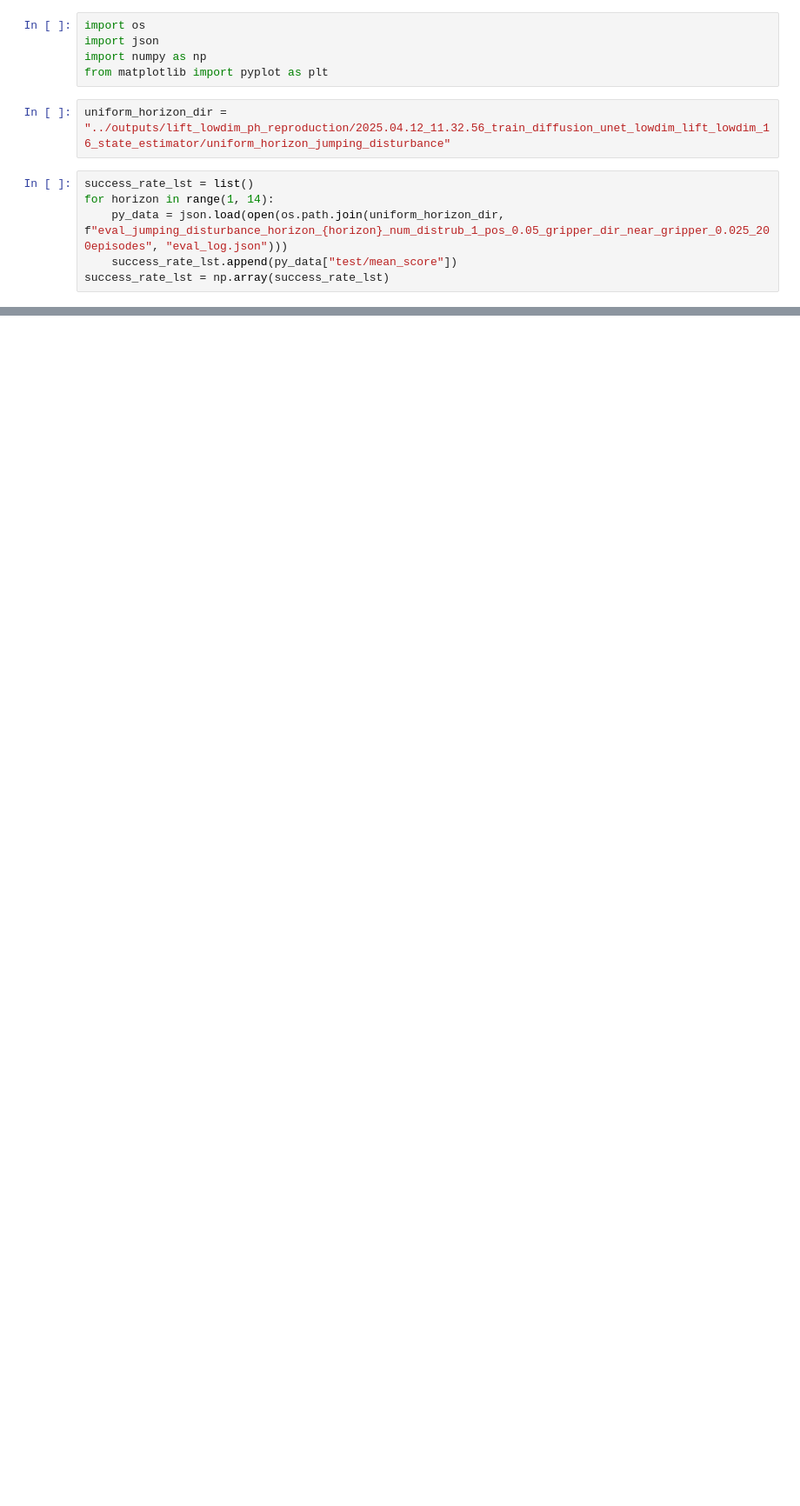
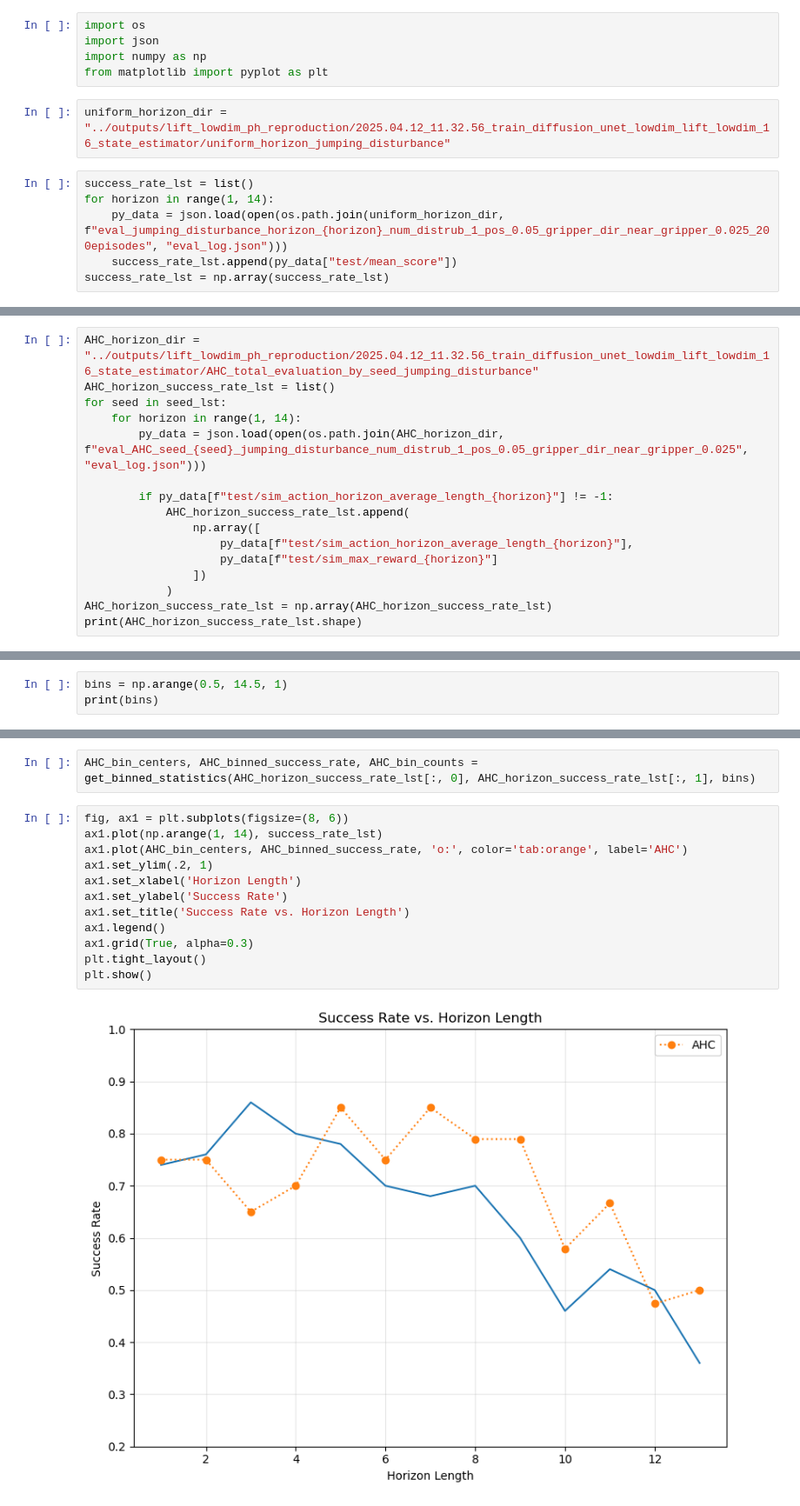
Before and after one commit to SieRaX/diffusion_policy, a Jupyter notebook: notebook/plot_successrate_horizon_on_jumping_disturbance.ipynb, the cells around one changed output, grey strips where cells are left out. Shown at 87% size. Drawn from its saved outputs; the diff is of its cells as text; blank space fills up the shorter version.

```diff
--- a/notebook/plot_successrate_horizon_on_jumping_disturbance.ipynb
+++ b/notebook/plot_successrate_horizon_on_jumping_disturbance.ipynb
@@ -25,0 +52,16 @@ plt.show()
+# %%
+AHC_horizon_dir = "../outputs/lift_lowdim_ph_reproduction/2025.04.12_11.32.56_train_diffusion_unet_lowdim_lift_lowdim_16_state_estimator/AHC_total_evaluation_by_seed_jumping_disturbance"
+AHC_horizon_success_rate_lst = list()
+for seed in seed_lst:
+    for horizon in range(1, 14):
+        py_data = json.load(open(os.path.join(AHC_horizon_dir, f"eval_AHC_seed_{seed}_jumping_disturbance_num_distrub_1_pos_0.05_gripper_dir_near_gripper_0.025", "eval_log.json")))
+
+        if py_data[f"test/sim_action_horizon_average_length_{horizon}"] != -1:
+            AHC_horizon_success_rate_lst.append(
+                np.array([
+                    py_data[f"test/sim_action_horizon_average_length_{horizon}"],
+                    py_data[f"test/sim_max_reward_{horizon}"]
+                ])
+            )
+AHC_horizon_success_rate_lst = np.array(AHC_horizon_success_rate_lst)
+print(AHC_horizon_success_rate_lst.shape)
@@ -25,0 +70,3 @@ plt.show()
+# %%
+bins = np.arange(0.5, 14.5, 1)
+print(bins)
@@ -25,0 +75,16 @@ plt.show()
+# %%
+AHC_bin_centers, AHC_binned_success_rate, AHC_bin_counts = get_binned_statistics(AHC_horizon_success_rate_lst[:, 0], AHC_horizon_success_rate_lst[:, 1], bins)
+# %%
+fig, ax1 = plt.subplots(figsize=(8, 6))
+ax1.plot(np.arange(1, 14), success_rate_lst)
+ax1.plot(AHC_bin_centers, AHC_binned_success_rate, 'o:', color='tab:orange', label='AHC')
+ax1.set_ylim(.2, 1)
+ax1.set_xlabel('Horizon Length')
+ax1.set_ylabel('Success Rate')
+ax1.set_title('Success Rate vs. Horizon Length')
+ax1.legend()
+ax1.grid(True, alpha=0.3)
+plt.tight_layout()
+plt.show()
+# %% [output]
+[figure, added]
```
Also changed, not shown: parts of 6 cells of this notebook, 1 other file.
